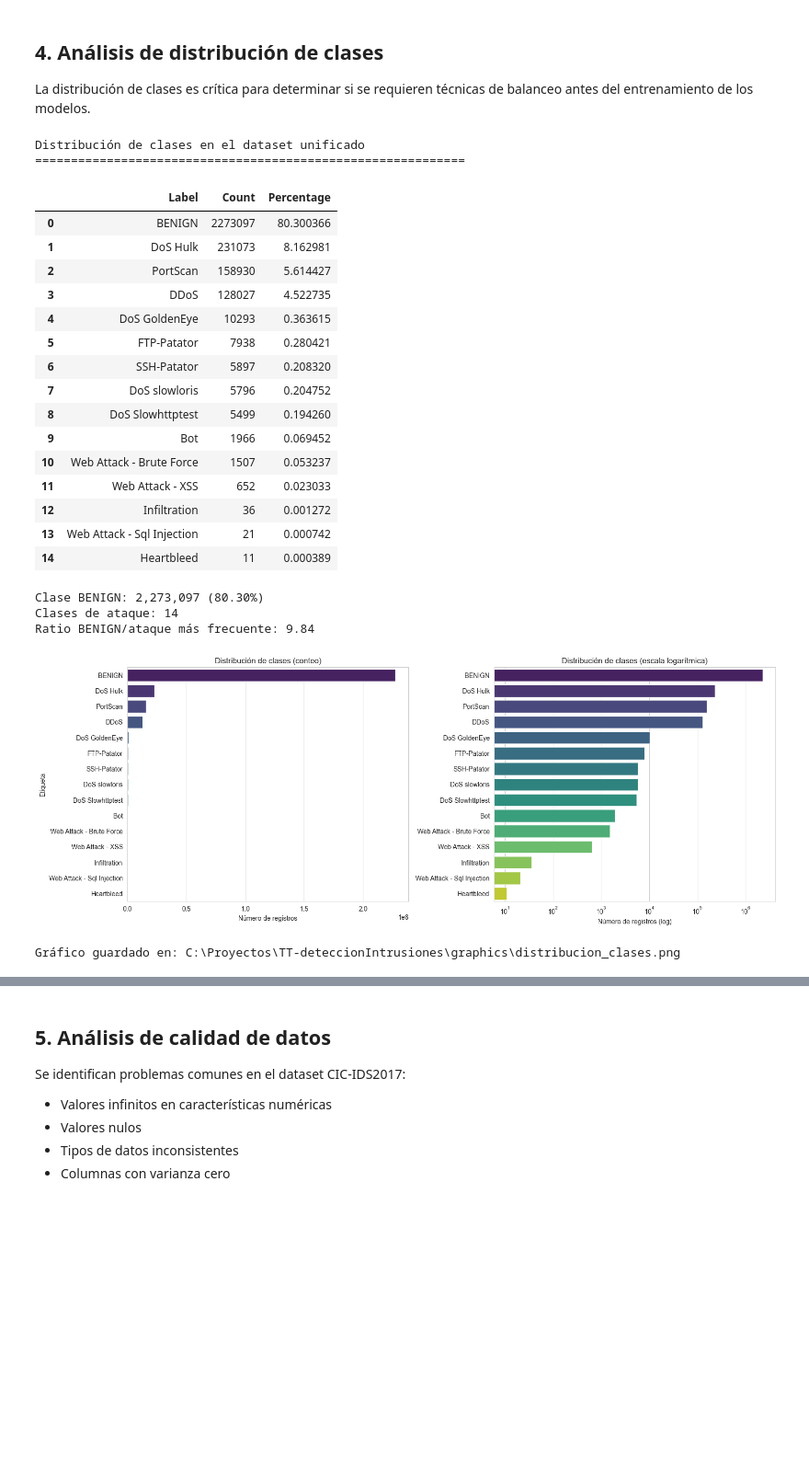
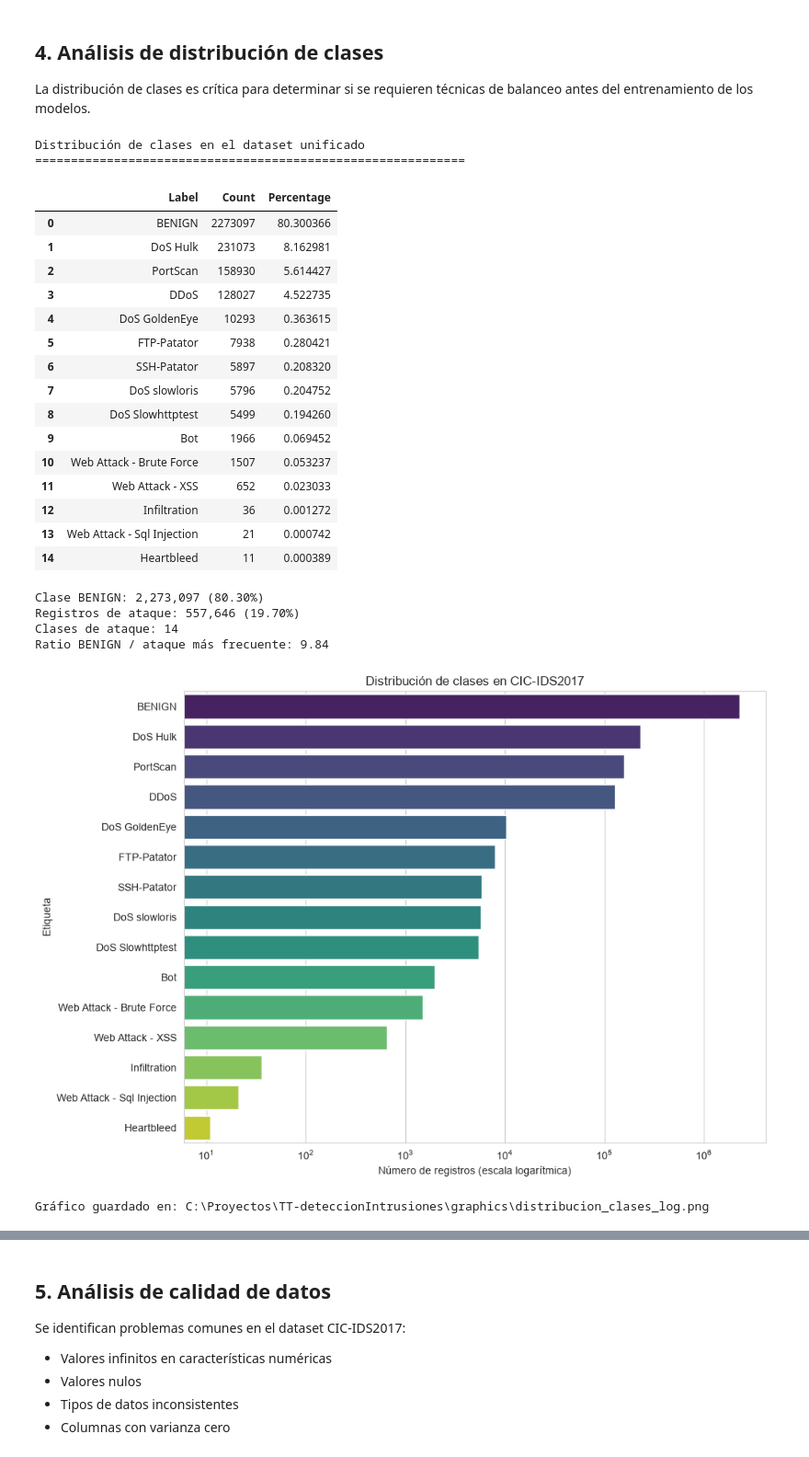
Before and after one commit to Venuz25/TT-deteccionIntrusiones, a Jupyter notebook: 01_exploracion_dataset.ipynb, the cells around one changed output, grey strips where cells are left out. Shown at 92% size. Cells and saved outputs as stored; diff of their text form; code cells hidden in the pictures; blank space fills up the shorter version.

```diff
--- a/01_exploracion_dataset.ipynb
+++ b/01_exploracion_dataset.ipynb
@@ -227,30 +235,32 @@ La distribución de clases es crítica para determinar si se requieren técnicas
 # Distribución de clases
 # ============================================================
 
-label_counts = df_full['Label'].value_counts()
-label_pct = df_full['Label'].value_counts(normalize=True) * 100
+label_counts = df_full["Label"].value_counts()
+label_pct = df_full["Label"].value_counts(normalize=True) * 100
 
 df_dist = pd.DataFrame({
-    'count': label_counts,
-    'percentage': label_pct
-}).reset_index()
-df_dist.columns = ['Label', 'Count', 'Percentage']
+    "Label": label_counts.index,
+    "Count": label_counts.values,
+    "Percentage": label_pct.values
+}).reset_index(drop=True)
 
 print("Distribución de clases en el dataset unificado")
 print("=" * 60)
 display(df_dist)
 
-# Verificar presencia de clase BENIGN
-n_benign = label_counts.get('BENIGN', 0)
-pct_benign = label_pct.get('BENIGN', 0)
+n_benign = label_counts.get("BENIGN", 0)
+pct_benign = label_pct.get("BENIGN", 0)
+n_attack = len(df_full) - n_benign
+pct_attack = 100 - pct_benign
+
 print(f"\nClase BENIGN: {n_benign:,} ({pct_benign:.2f}%)")
+print(f"Registros de ataque: {n_attack:,} ({pct_attack:.2f}%)")
 print(f"Clases de ataque: {len(label_counts) - 1}")
 
-# Ratio de desbalance
 if n_benign > 0:
-    max_attack = label_counts.drop('BENIGN', errors='ignore').max()
-    ratio = n_benign / max_attack if max_attack > 0 else float('inf')
-    print(f"Ratio BENIGN/ataque más frecuente: {ratio:.2f}")
+    max_attack = label_counts.drop("BENIGN", errors="ignore").max()
+    ratio = n_benign / max_attack if max_attack > 0 else float("inf")
+    print(f"Ratio BENIGN / ataque más frecuente: {ratio:.2f}")
 # %% [output]
 Distribución de clases en el dataset unificado
 ============================================================
@@ -271,35 +281,36 @@ Distribución de clases en el dataset unificado
 | 13 | Web Attack - Sql Injection | 21 | 0.000742 |
 | 14 | Heartbleed | 11 | 0.000389 |
 Clase BENIGN: 2,273,097 (80.30%)
+Registros de ataque: 557,646 (19.70%)
 Clases de ataque: 14
-Ratio BENIGN/ataque más frecuente: 9.84
+Ratio BENIGN / ataque más frecuente: 9.84
 # %%
 # ============================================================
 # Visualización de distribución de clases
 # ============================================================
 
-fig, axes = plt.subplots(1, 2, figsize=(16, 6))
+fig, ax = plt.subplots(figsize=(10, 7))
 
-# Gráfico de barras (escala lineal)
-sns.barplot(data=df_dist, x='Count', y='Label', hue='Label',
-            ax=axes[0], palette='viridis', legend=False)
-axes[0].set_title('Distribución de clases (conteo)')
-axes[0].set_xlabel('Número de registros')
-axes[0].set_ylabel('Etiqueta')
+sns.barplot(
+    data=df_dist,
+    x="Count",
+    y="Label",
+    hue="Label",
+    palette="viridis",
+    legend=False,
+    ax=ax
+)
 
-# Gráfico de barras (escala logarítmica)
-sns.barplot(data=df_dist, x='Count', y='Label', hue='Label',
-            ax=axes[1], palette='viridis', legend=False)
-axes[1].set_xscale('log')
-axes[1].set_title('Distribución de clases (escala logarítmica)')
-axes[1].set_xlabel('Número de registros (log)')
-axes[1].set_ylabel('')
+ax.set_xscale("log")
+ax.set_title("Distribución de clases en CIC-IDS2017")
+ax.set_xlabel("Número de registros (escala logarítmica)")
+ax.set_ylabel("Etiqueta")
 
 plt.tight_layout()
-plt.savefig(GRAPHICS_DIR / 'distribucion_clases.png', dpi=150, bbox_inches='tight')
+plt.savefig(GRAPHICS_DIR / "distribucion_clases_log.png", dpi=150, bbox_inches="tight")
 plt.show()
 
-print(f"Gráfico guardado en: {GRAPHICS_DIR / 'distribucion_clases.png'}")
+print(f"Gráfico guardado en: {GRAPHICS_DIR / 'distribucion_clases_log.png'}")
 # %% [output]
-[figure, old version]
+[figure, new version]
-Gráfico guardado en: C:\Proyectos\TT-deteccionIntrusiones\graphics\distribucion_clases.png
+Gráfico guardado en: C:\Proyectos\TT-deteccionIntrusiones\graphics\distribucion_clases_log.png
```
Also changed, not shown: parts of 15 cells of this notebook, 4 other files.
